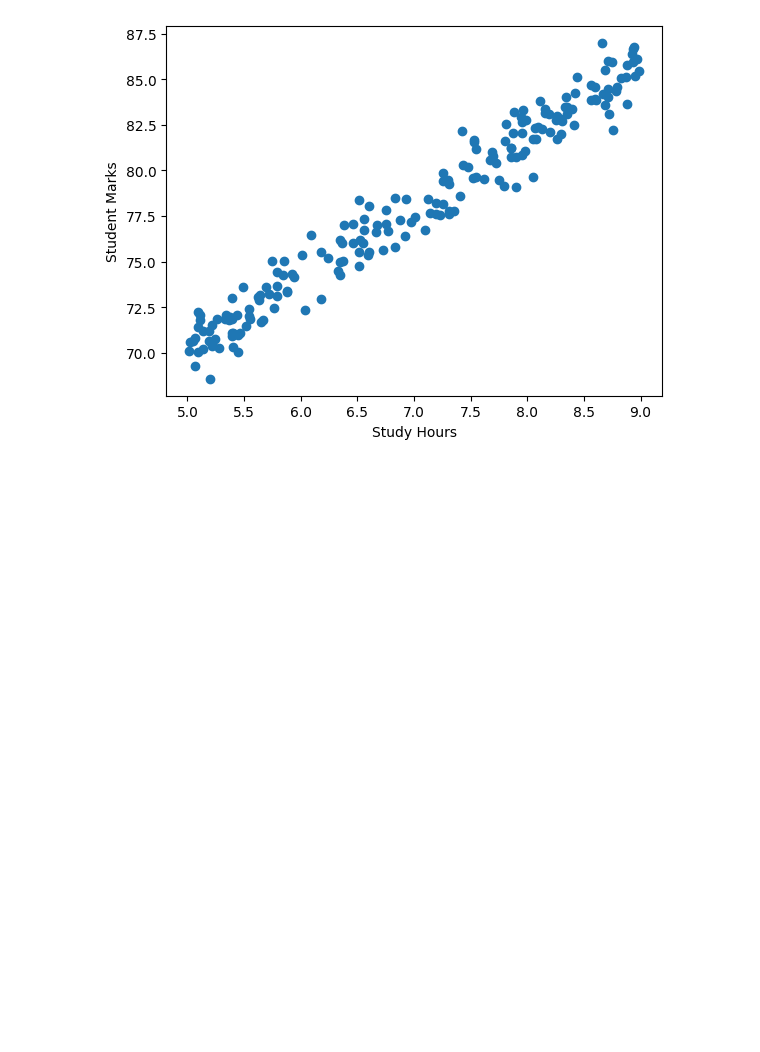
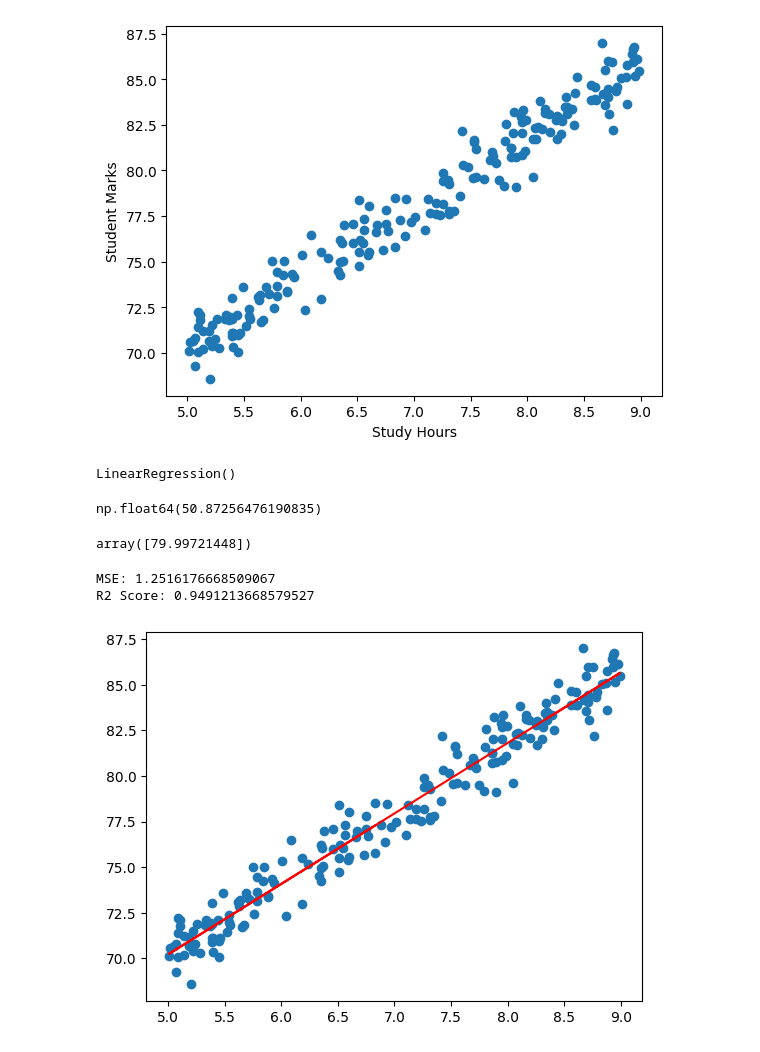
Before and after one commit to nevil2006/ml-libraries-and-frame-work, a Jupyter notebook: machine learning/supervised/linear regression/Linear Regression1.IPYNB, the cells around one changed output. Drawn from its saved outputs; the diff is of its cells as text; code cells hidden in the pictures; blank space fills up the shorter version.

```diff
--- a/machine learning/supervised/linear regression/Linear Regression1.IPYNB
+++ b/machine learning/supervised/linear regression/Linear Regression1.IPYNB
@@ -113,3 +113,15 @@ from sklearn.model_selection import train_test_split
 X_train, X_test, y_train, y_test = train_test_split(
     X, y, test_size=0.2, random_state=42
 )
+# %%
+from sklearn.linear_model import LinearRegression
+model=LinearRegression()
+# %%
+model.fit(X_train, y_train)
+# %% [output]
+LinearRegression()
+# %%
+model.coef_
+model.intercept_
+# %% [output]
+np.float64(50.87256476190835)
@@ -115,0 +130,18 @@ X_train, X_test, y_train, y_test = train_test_split(
+# %%
+model.predict([[7.53]])
+# %% [output]
+array([79.99721448])
+# %%
+from sklearn.metrics import mean_squared_error, r2_score
+
+print("MSE:", mean_squared_error(y_test, y_pred))
+print("R2 Score:", r2_score(y_test, y_pred))
+# %% [output]
+MSE: 1.2516176668509067
+R2 Score: 0.9491213668579527
+# %%
+plt.scatter(X, y)
+plt.plot(X, model.predict(X), color='red')
+plt.show()
+# %% [output]
+[figure, added]
```
Also changed, not shown: parts of 1 cell of this notebook.
